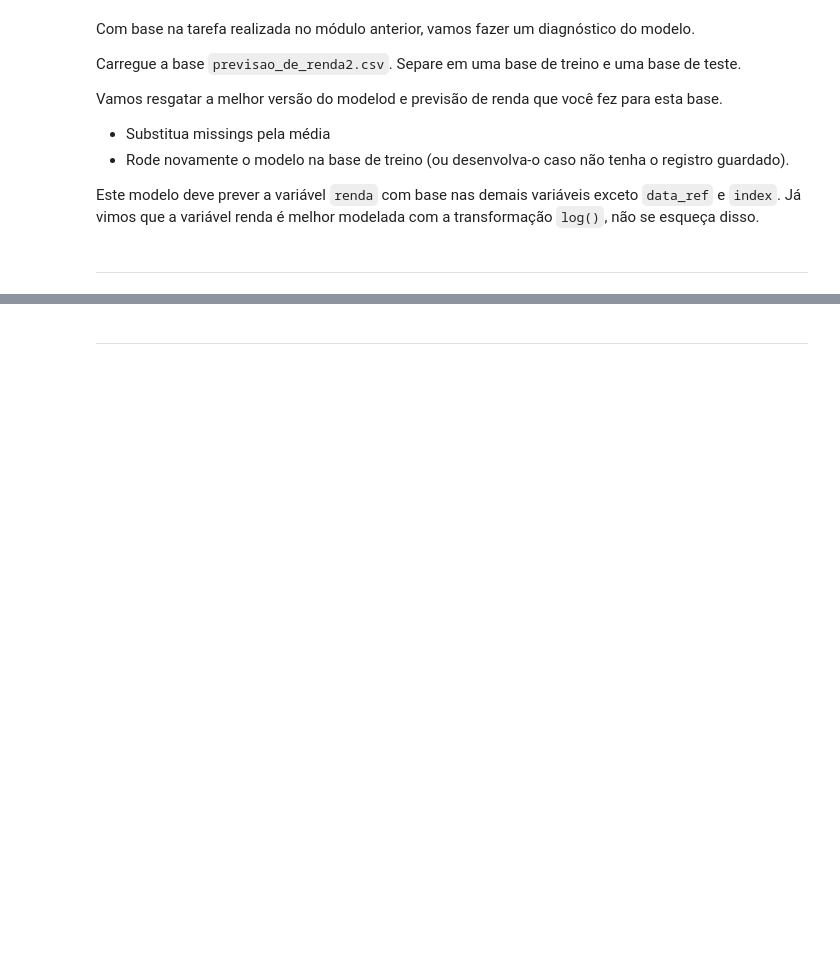
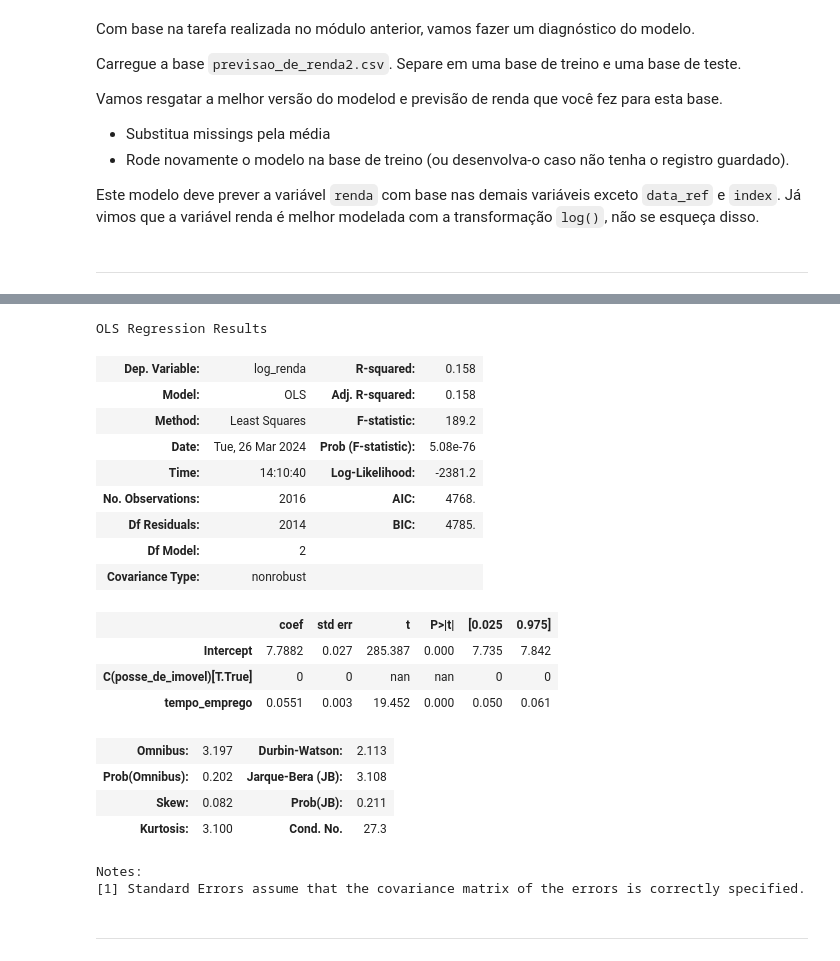
Before and after one commit to raafarosa/Ebac_Data_Scientist_Gen, a Jupyter notebook: Module 35 - Regressão IV/md35-practice.ipynb, the cells around one changed output, grey strips where cells are left out. Drawn from its saved outputs; the diff is of its cells as text; code cells hidden in the pictures; blank space fills up the shorter version.

```diff
--- a/Module 35 - Regressão IV/md35-practice.ipynb
+++ b/Module 35 - Regressão IV/md35-practice.ipynb
@@ -128,17 +138,31 @@ res.summary()
 # %%
-# Aparentemente podemos até retirar mais uma variável do modelo pois o R² não se alterou
-
-# Irei remover a variável idade também, pois representa um coeficiente muito pequeno comparado com as outras variáveis
-
 X1 = patsy.dmatrices('''log_renda ~ C(posse_de_imovel)
                     + tempo_emprego
                     + 1''', df_train)
 
-res = smf.ols(X1, data=df_train).fit_regularized(method = 'elastic_net'
-                         , refit = True
-                         , L1_wt = 1
-                         , alpha = 0.05)
+res = smf.ols(X1, data=df_train).fit_regularized(method='elastic_net', refit=True, L1_wt=1, alpha=0.05)
 res.summary()
+# %% [output]
+OLS Regression Results
+| Dep. Variable: | log_renda | R-squared: | 0.158 |
+| Model: | OLS | Adj. R-squared: | 0.158 |
+| Method: | Least Squares | F-statistic: | 189.2 |
+| Date: | Tue, 26 Mar 2024 | Prob (F-statistic): | 5.08e-76 |
+| Time: | 14:10:40 | Log-Likelihood: | -2381.2 |
+| No. Observations: | 2016 | AIC: | 4768. |
+| Df Residuals: | 2014 | BIC: | 4785. |
+| Df Model: | 2 |  |  |
+| Covariance Type: | nonrobust |  |  |
+|  | coef | std err | t | P>|t| | [0.025 | 0.975] |
+| Intercept | 7.7882 | 0.027 | 285.387 | 0.000 | 7.735 | 7.842 |
+| C(posse_de_imovel)[T.True] | 0 | 0 | nan | nan | 0 | 0 |
+| tempo_emprego | 0.0551 | 0.003 | 19.452 | 0.000 | 0.050 | 0.061 |
+| Omnibus: | 3.197 | Durbin-Watson: | 2.113 |
+| Prob(Omnibus): | 0.202 | Jarque-Bera (JB): | 3.108 |
+| Skew: | 0.082 | Prob(JB): | 0.211 |
+| Kurtosis: | 3.100 | Cond. No. | 27.3 |
+Notes:
+[1] Standard Errors assume that the covariance matrix of the errors is correctly specified.
 # %% [markdown]
 ---
 # %% [markdown]
```
Also changed, not shown: parts of 30 cells of this notebook, 1 other file.
